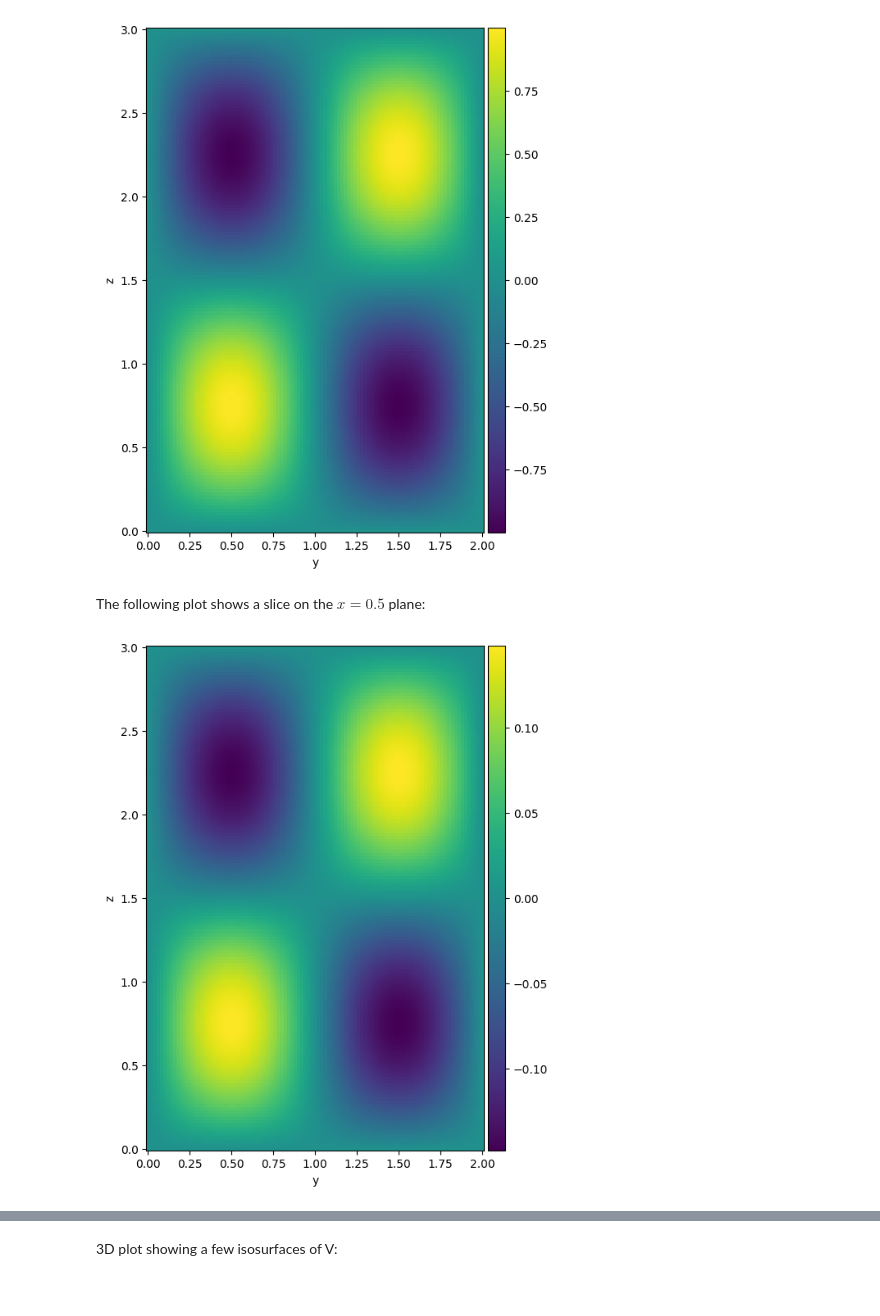
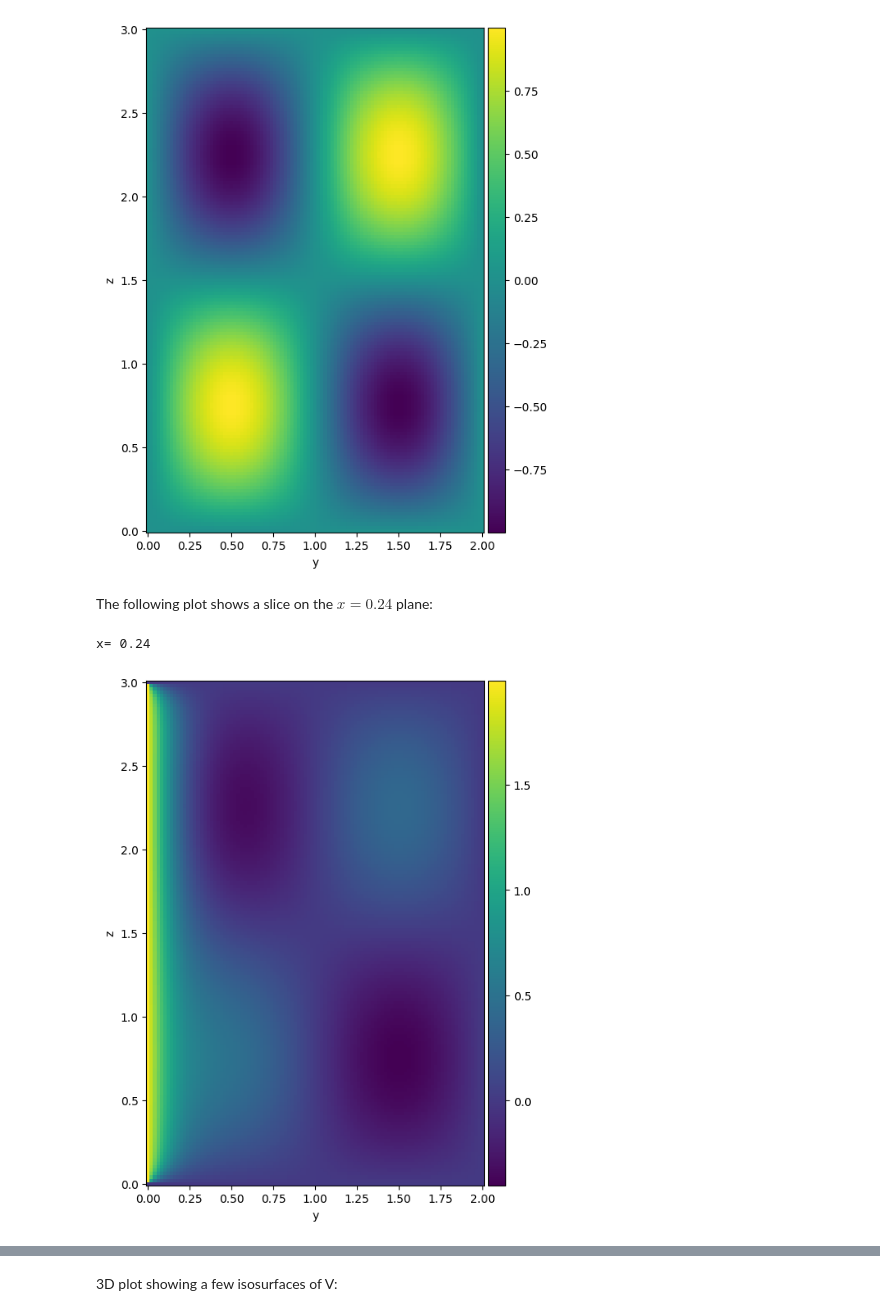
Before and after one commit to mrjrob64/physics421-laplace, a Jupyter notebook: LaplaceEquation_hw.ipynb, the cells around one changed output, grey strips where cells are left out. Saved outputs shown, nothing was run; the diff lists cells and outputs as text; code cells hidden in the pictures.

```diff
--- a/LaplaceEquation_hw.ipynb
+++ b/LaplaceEquation_hw.ipynb
@@ -211,12 +212,13 @@ eps=1.0e-6
 
 V1=np.copy(V)
 V1[1:-1,1:-1,1:-1]=1.0/6.0*(V[0:-2,1:-1,1:-1]+V[2:,1:-1,1:-1]+V[1:-1,0:-2,1:-1]+V[1:-1,2:,1:-1]+V[1:-1,1:-1,0:-2]+V[1:-1,1:-1,2:])
-resid=np.sum(np.fabs(V1-V))
+resid=np.sum(np.fabs(V1-V)) # calculate the initial residual
+resid0=resid
 V=np.copy(V1)
 
 start=time.time()
 it=0
-while (resid>eps):
+while (resid/resid0>eps):
     V1[1:-1,1:-1,1:-1]=1.0/6.0*(V[0:-2,1:-1,1:-1]+V[2:,1:-1,1:-1]+V[1:-1,0:-2,1:-1]+V[1:-1,2:,1:-1]+V[1:-1,1:-1,0:-2]+V[1:-1,1:-1,2:])
     resid=np.sum(np.fabs(V1-V))
     V=np.copy(V1)
@@ -260,17 +262,19 @@ plt.show()
 # %% [output]
 [figure]
 # %% [markdown]
-The following plot shows a slice on the $x=0.5$ plane:
+The following plot shows a slice on the $x=0.24$ plane:
 # %%
+print('x=',x0[nx//4])
 fig=plt.figure(figsize=(9,8))
 ax=fig.add_subplot(111)
-im=plt.pcolormesh(y0,z0,V[:,:,nx//2])
+im=plt.pcolormesh(y0,z0,V[:,:,nx//4])
 ax.set_aspect('equal')
 plt.xlabel("y")
 plt.ylabel("z")
 divider = make_axes_locatable(ax)
 cax = divider.append_axes("right", size="5%", pad=0.05)
 plt.colorbar(im, cax=cax)
 plt.show()
 # %% [output]
+x= 0.24
-[figure, old version]
+[figure, new version]
```
Also changed, not shown: parts of 4 cells of this notebook.
